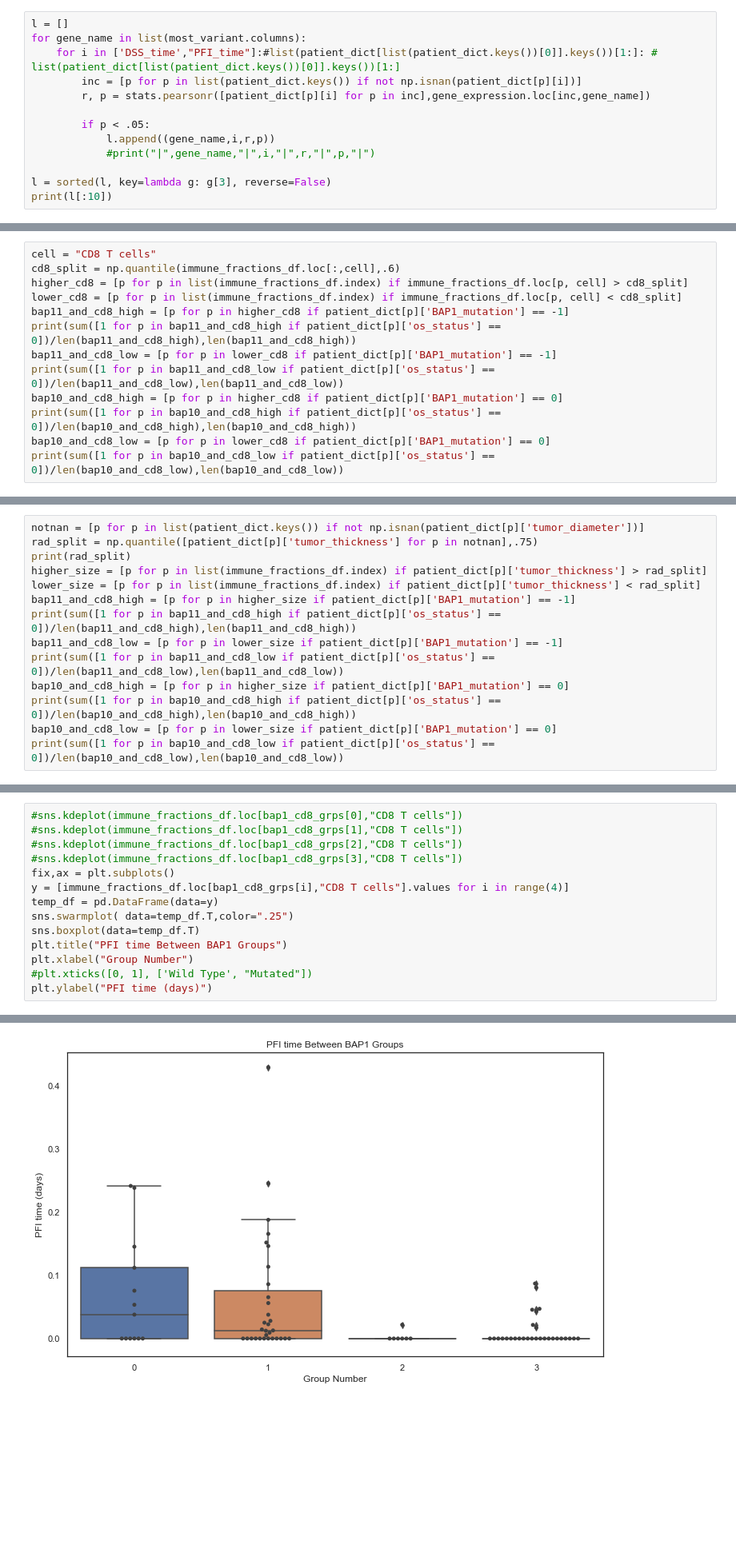
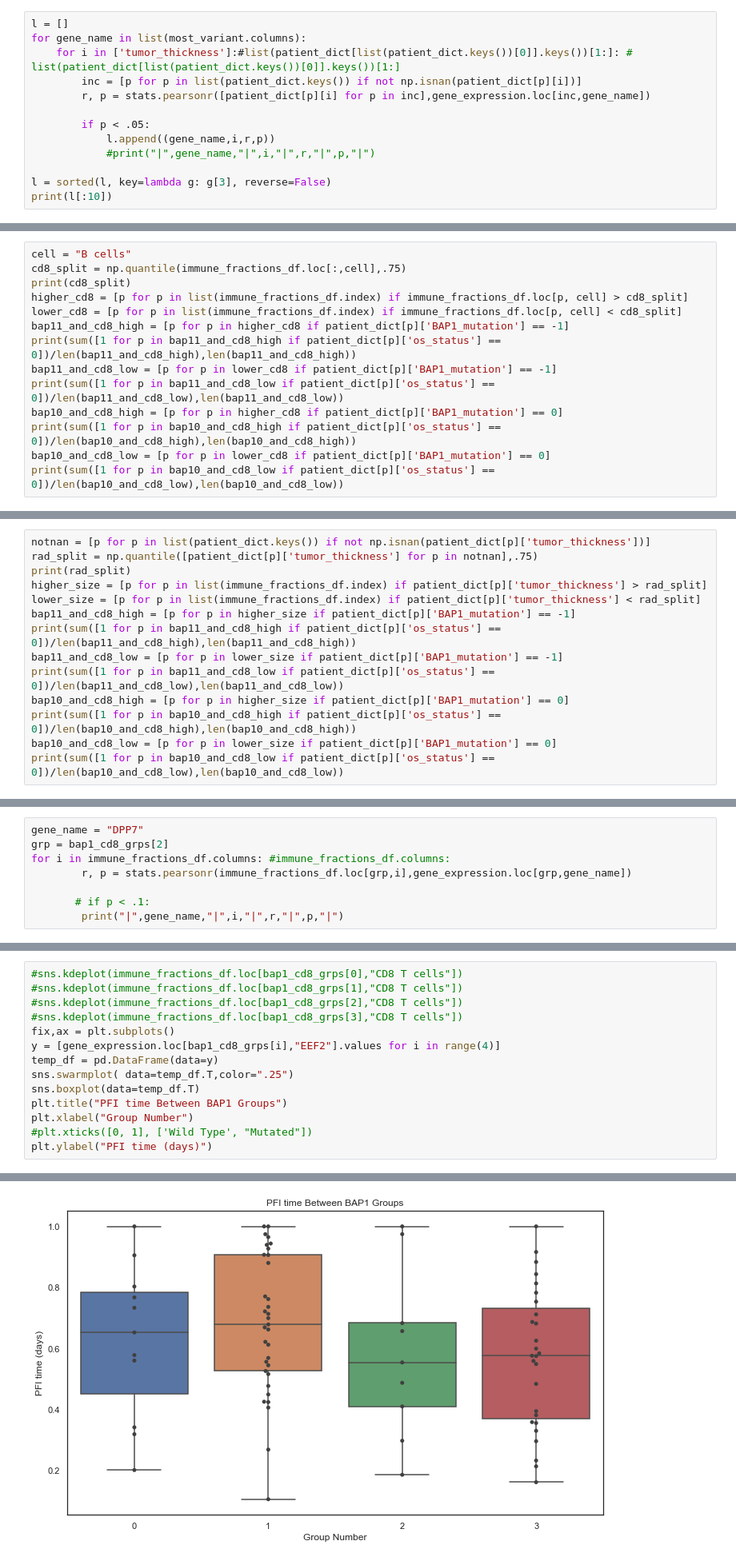
Before and after one commit to N8Grant/TripodsREU, a Jupyter notebook: scripts/XenaAnalysis.ipynb, the cells around one changed output, grey strips where cells are left out. Shown at 80% size. Cells and saved outputs as stored; diff of their text form; blank space fills up the shorter version.

```diff
--- a/scripts/XenaAnalysis.ipynb
+++ b/scripts/XenaAnalysis.ipynb
@@ -791,7 +909,7 @@ print(l2[:4])
 # %%
 l = []
 for gene_name in list(most_variant.columns):
-    for i in ['DSS_time',"PFI_time"]:#list(patient_dict[list(patient_dict.keys())[0]].keys())[1:]: # list(patient_dict[list(patient_dict.keys())[0]].keys())[1:]
+    for i in ['tumor_thickness']:#list(patient_dict[list(patient_dict.keys())[0]].keys())[1:]: # list(patient_dict[list(patient_dict.keys())[0]].keys())[1:]
         inc = [p for p in list(patient_dict.keys()) if not np.isnan(patient_dict[p][i])]
         r, p = stats.pearsonr([patient_dict[p][i] for p in inc],gene_expression.loc[inc,gene_name])
 
@@ -1002,8 +1127,9 @@ sns.kdeplot(immune_fractions_df.loc[:,"CD8 T cells"])
 # %% [markdown]
 ### Immune cell and BAP1 mutation conditional tests on mortality rate
 # %%
-cell = "CD8 T cells"
-cd8_split = np.quantile(immune_fractions_df.loc[:,cell],.6)
+cell = "B cells"
+cd8_split = np.quantile(immune_fractions_df.loc[:,cell],.75)
+print(cd8_split)
 higher_cd8 = [p for p in list(immune_fractions_df.index) if immune_fractions_df.loc[p, cell] > cd8_split]
 lower_cd8 = [p for p in list(immune_fractions_df.index) if immune_fractions_df.loc[p, cell] < cd8_split]
 bap11_and_cd8_high = [p for p in higher_cd8 if patient_dict[p]['BAP1_mutation'] == -1]
@@ -1204,5 +1332,5 @@ print(np.mean([patient_dict[p]['tumor_diameter'] for p in notnan if patient_dict
 # %%
-notnan = [p for p in list(patient_dict.keys()) if not np.isnan(patient_dict[p]['tumor_diameter'])]
+notnan = [p for p in list(patient_dict.keys()) if not np.isnan(patient_dict[p]['tumor_thickness'])]
 rad_split = np.quantile([patient_dict[p]['tumor_thickness'] for p in notnan],.75)
 print(rad_split)
 higher_size = [p for p in list(immune_fractions_df.index) if patient_dict[p]['tumor_thickness'] > rad_split]
@@ -1257,0 +1404,8 @@ DC  difference between groups  1   3  p-value:  0.015910907845762445
+# %%
+gene_name = "DPP7"
+grp = bap1_cd8_grps[2]
+for i in immune_fractions_df.columns: #immune_fractions_df.columns:
+        r, p = stats.pearsonr(immune_fractions_df.loc[grp,i],gene_expression.loc[grp,gene_name])
+
+       # if p < .1:
+        print("|",gene_name,"|",i,"|",r,"|",p,"|")
@@ -1258,18 +1452,18 @@ DC  difference between groups  1   3  p-value:  0.015910907845762445
 # %%
 #sns.kdeplot(immune_fractions_df.loc[bap1_cd8_grps[0],"CD8 T cells"])
 #sns.kdeplot(immune_fractions_df.loc[bap1_cd8_grps[1],"CD8 T cells"])
 #sns.kdeplot(immune_fractions_df.loc[bap1_cd8_grps[2],"CD8 T cells"])
 #sns.kdeplot(immune_fractions_df.loc[bap1_cd8_grps[3],"CD8 T cells"])
 fix,ax = plt.subplots()
-y = [immune_fractions_df.loc[bap1_cd8_grps[i],"CD8 T cells"].values for i in range(4)]
+y = [gene_expression.loc[bap1_cd8_grps[i],"EEF2"].values for i in range(4)]
 temp_df = pd.DataFrame(data=y)
 sns.swarmplot( data=temp_df.T,color=".25")
 sns.boxplot(data=temp_df.T)
 plt.title("PFI time Between BAP1 Groups")
 plt.xlabel("Group Number")
 #plt.xticks([0, 1], ['Wild Type', "Mutated"])
 plt.ylabel("PFI time (days)")
 # %% [output]
 Text(0, 0.5, 'PFI time (days)')
-[figure, old version]
+[figure, new version]
 # %%
```
Also changed, not shown: parts of 69 cells of this notebook, 2 other files.
